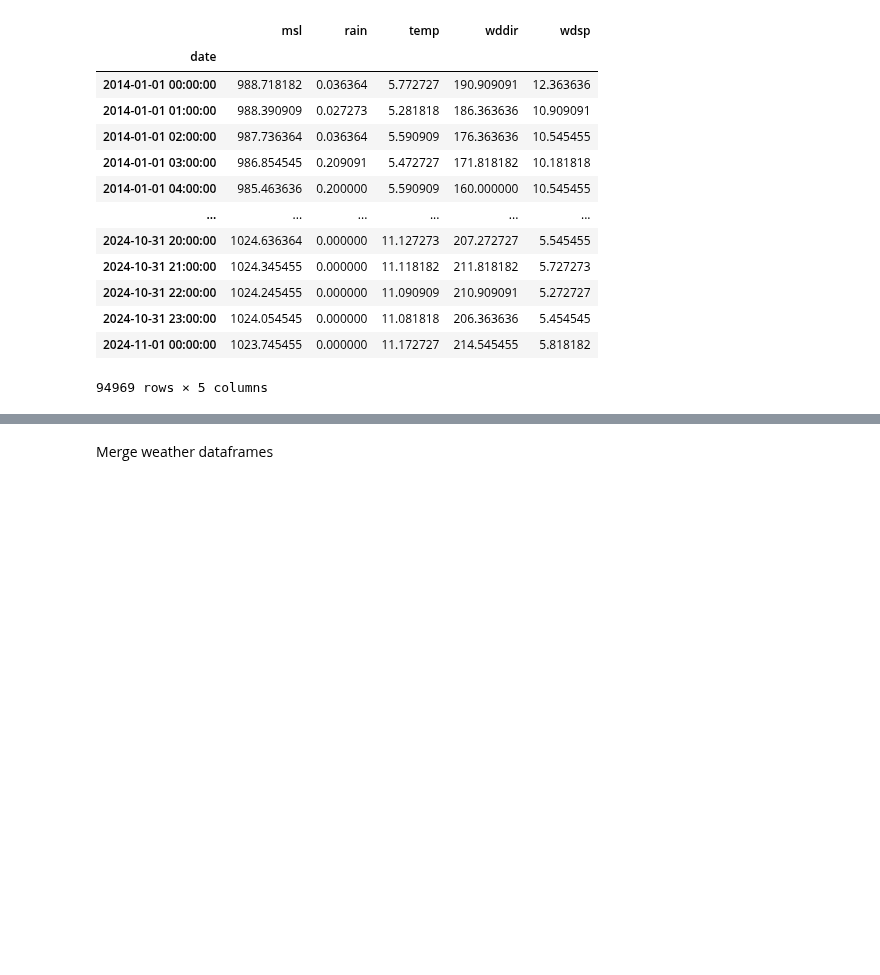
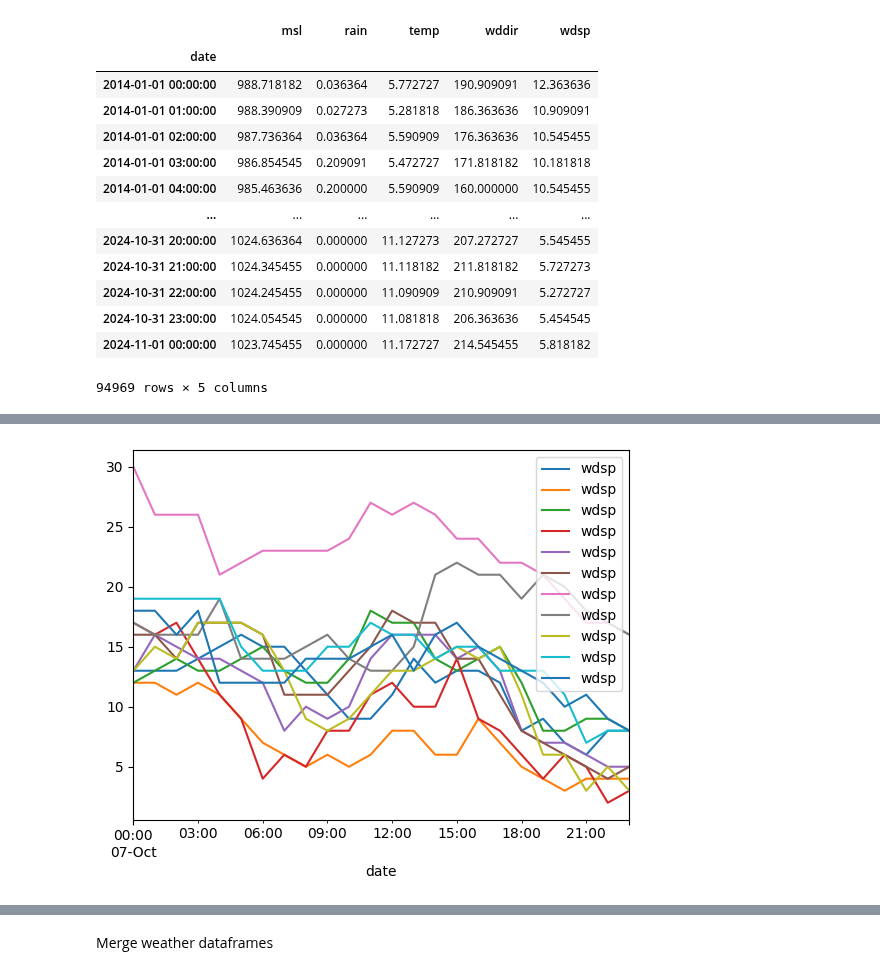
Before and after one commit to IreneKilgannon/PFDA, a Jupyter notebook: PFDA-project/wind.ipynb, the cells around one changed output, grey strips where cells are left out. Drawn from its saved outputs; the diff is of its cells as text; code cells hidden in the pictures; blank space fills up the shorter version.

```diff
--- a/PFDA-project/wind.ipynb
+++ b/PFDA-project/wind.ipynb
@@ -312,0 +318,2 @@ memory usage: 40.6 MB
+# %%
+variation_df = weather_df.loc['2022-10-07']
@@ -332,0 +360,6 @@ weather_df_mean
+# %%
+variation_df['wdsp'].plot()
+
+plt.show()
+# %% [output]
+[figure, added]
```
Also changed, not shown: parts of 33 cells of this notebook, 1 other file.
